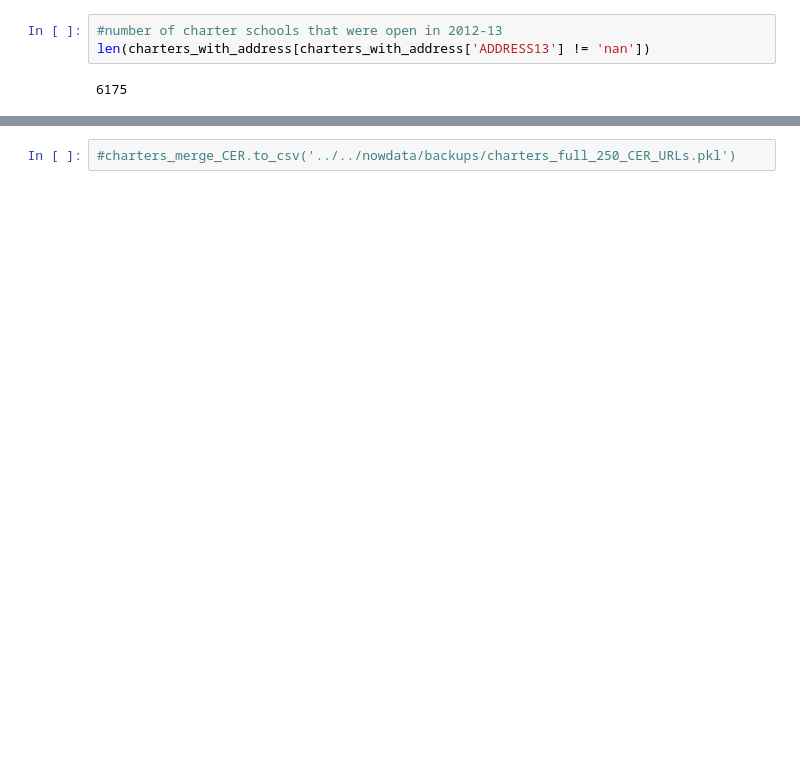
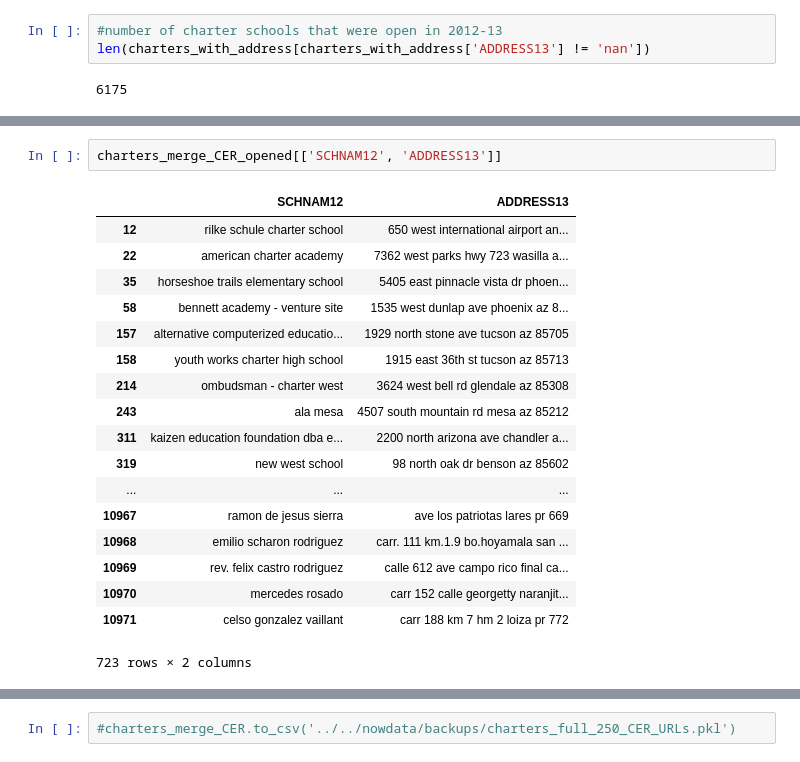
Before and after one commit to comp-strat/data_management, a Jupyter notebook: scripts/merge_2012-13_address_with_charters_2015.ipynb, the cells around one changed output, grey strips where cells are left out. Drawn from its saved outputs; the diff is of its cells as text; blank space fills up the shorter version.

```diff
--- a/scripts/merge_2012-13_address_with_charters_2015.ipynb
+++ b/scripts/merge_2012-13_address_with_charters_2015.ipynb
@@ -190,3 +194,24 @@ len(charters_merge_CER_opened)
+# %%
+charters_merge_CER_opened[['SCHNAM12', 'ADDRESS13']]
+# %% [output]
+|  | SCHNAM12 | ADDRESS13 |
+| 12 | rilke schule charter school | 650 west international airport an... |
+| 22 | american charter academy | 7362 west parks hwy 723 wasilla a... |
+| 35 | horseshoe trails elementary school | 5405 east pinnacle vista dr phoen... |
+| 58 | bennett academy - venture site | 1535 west dunlap ave phoenix az 8... |
+| 157 | alternative computerized educatio... | 1929 north stone ave tucson az 85705 |
+| 158 | youth works charter high school | 1915 east 36th st tucson az 85713 |
+| 214 | ombudsman - charter west | 3624 west bell rd glendale az 85308 |
+| 243 | ala mesa | 4507 south mountain rd mesa az 85212 |
+| 311 | kaizen education foundation dba e... | 2200 north arizona ave chandler a... |
+| 319 | new west school | 98 north oak dr benson az 85602 |
+| ... | ... | ... |
+| 10967 | ramon de jesus sierra | ave los patriotas lares pr 669 |
+| 10968 | emilio scharon rodriguez | carr. 111 km.1.9 bo.hoyamala san ... |
+| 10969 | rev. felix castro rodriguez | calle 612 ave campo rico final ca... |
+| 10970 | mercedes rosado | carr 152 calle georgetty naranjit... |
+| 10971 | celso gonzalez vaillant | carr 188 km 7 hm 2 loiza pr 772 |
+723 rows × 2 columns
 # %%
 #list of schools from charter data that do not have a URL but have an address in address column
 charters_merge_CER_opened
```
Also changed, not shown: parts of 8 cells of this notebook, 8 other files.
